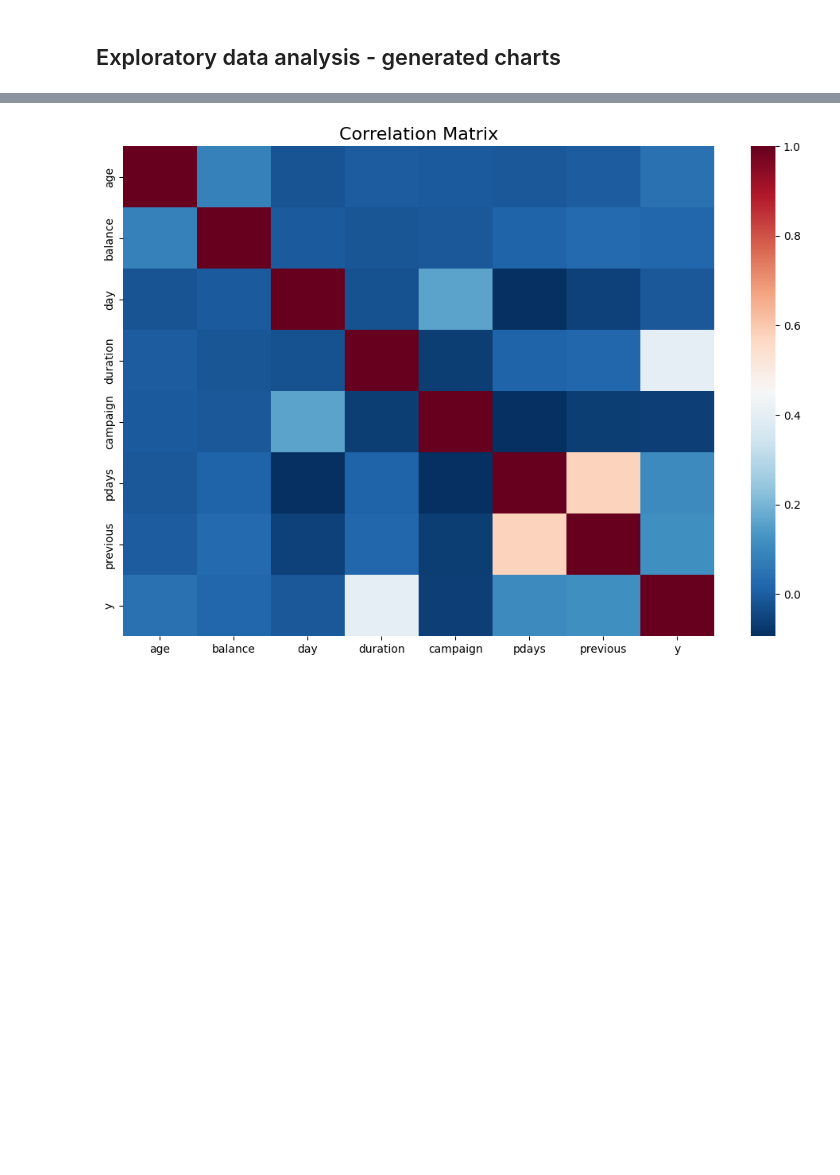
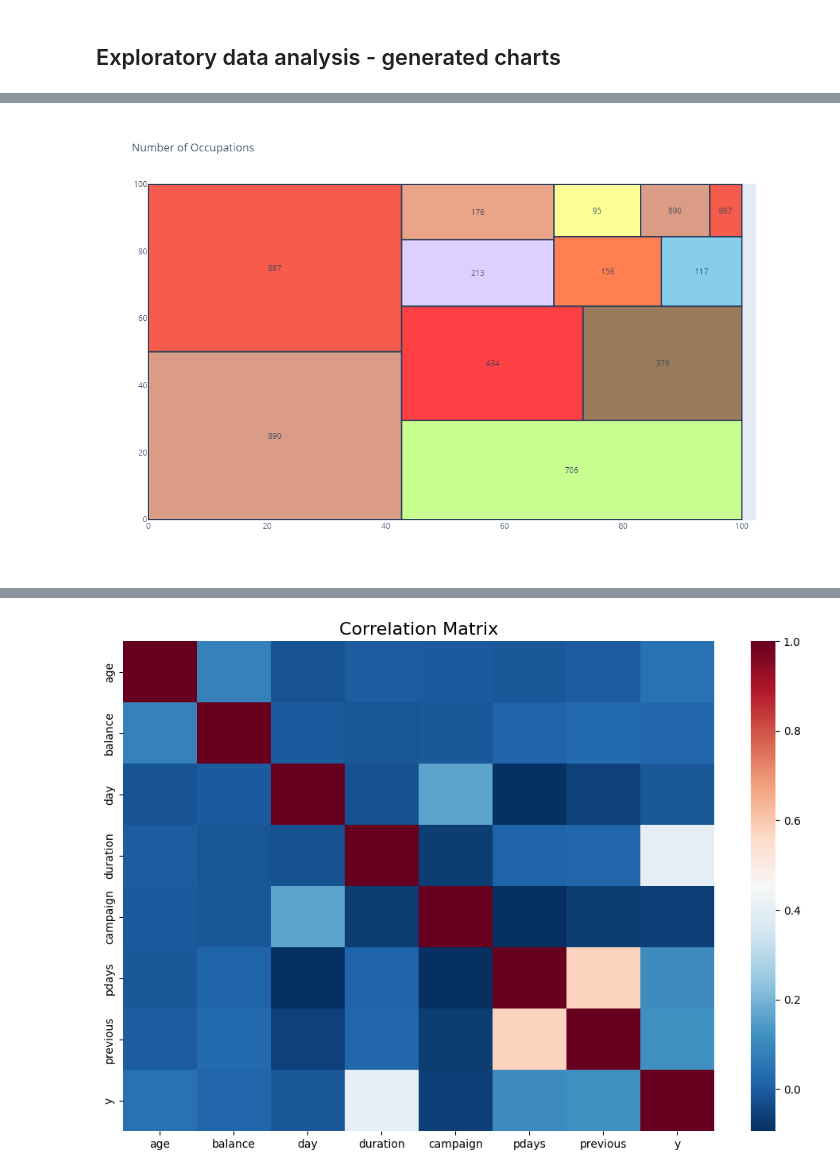
Before and after one commit to ZasaQ/A-neural-model-of-a-banking-customer, a Jupyter notebook: KrzywdaKubowicz.ipynb, the cells around one changed output, grey strips where cells are left out. Drawn from its saved outputs; the diff is of its cells as text; code cells hidden in the pictures; blank space fills up the shorter version.

```diff
--- a/KrzywdaKubowicz.ipynb
+++ b/KrzywdaKubowicz.ipynb
@@ -174,0 +225,78 @@ plt.show()
+# %%
+import squarify
+import random
+
+df = df.drop(df.loc[df["balance"] == 0].index)
+
+x = 0
+y = 0
+width = 100
+height = 100
+
+job_names = df['job'].value_counts().index
+values = df['job'].value_counts().tolist()
+
+normed = squarify.normalize_sizes(values, width, height)
+rects = squarify.squarify(normed, x, y, width, height)
+
+colors = ['rgb(200, 255, 144)','rgb(135, 206, 235)',
+          'rgb(235, 164, 135)','rgb(220, 208, 255)',
+          'rgb(253, 253, 150)','rgb(255, 127, 80)',
+          'rgb(218, 156, 133)', 'rgb(245, 92, 76)',
+          'rgb(252, 64, 68)', 'rgb(154, 123, 91)']
+
+random.shuffle(colors)
+
+shapes = []
+annotations = []
+counter = 0
+
+for r in rects:
+    shapes.append(
+        dict(
+            type = 'rect',
+            x0 = r['x'],
+            y0 = r['y'],
+            x1 = r['x'] + r['dx'],
+            y1 = r['y'] + r['dy'],
+            line = dict(width=2),
+            fillcolor = colors[counter]
+        )
+    )
+    annotations.append(
+        dict(
+            x = r['x']+(r['dx']/2),
+            y = r['y']+(r['dy']/2),
+            text = values[counter],
+            showarrow = False
+        )
+    )
+    counter = counter + 1
+    if counter >= len(colors):
+        counter = 0
+
+# For hover text
+trace0 = go.Scatter(
+    x = [ r['x']+(r['dx']/2) for r in rects],
+    y = [ r['y']+(r['dy']/2) for r in rects],
+    text = [ str(v) for v in job_names],
+    mode='text',
+)
+
+layout = dict(
+    title='Number of Occupations',
+    height=700,
+    width=700,
+    xaxis=dict(showgrid=False,zeroline=False),
+    yaxis=dict(showgrid=False,zeroline=False),
+    shapes=shapes,
+    annotations=annotations,
+    hovermode='closest'
+)
+
+# With hovertext
+figure = dict(data=[trace0], layout=layout)
+
+iplot(figure, filename='squarify-treemap')
+# %% [output]
+[figure, added]
```
Also changed, not shown: parts of 6 cells of this notebook.
